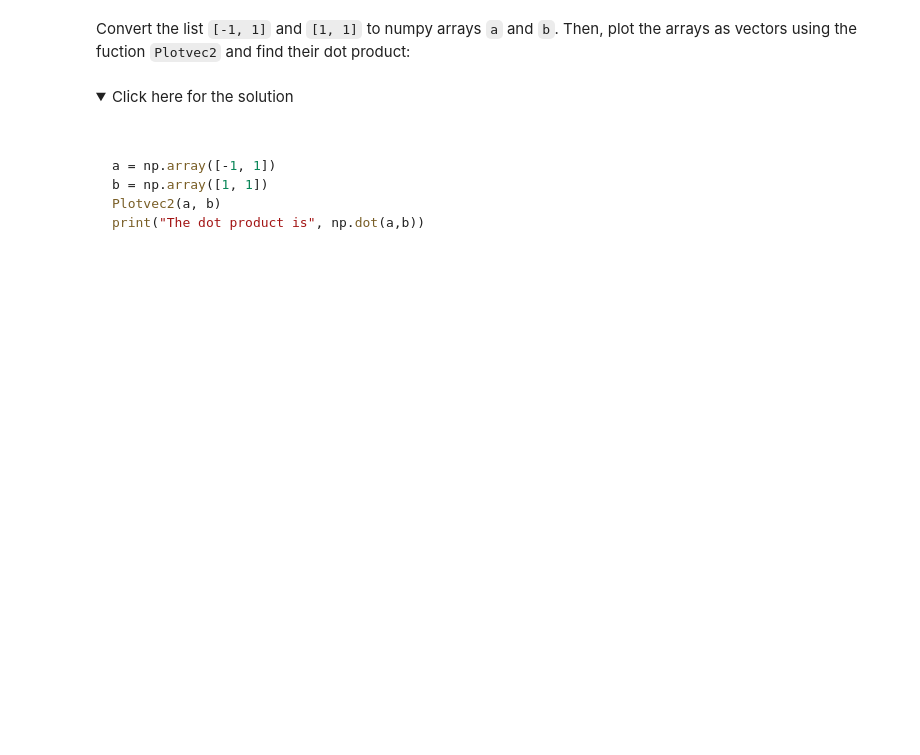
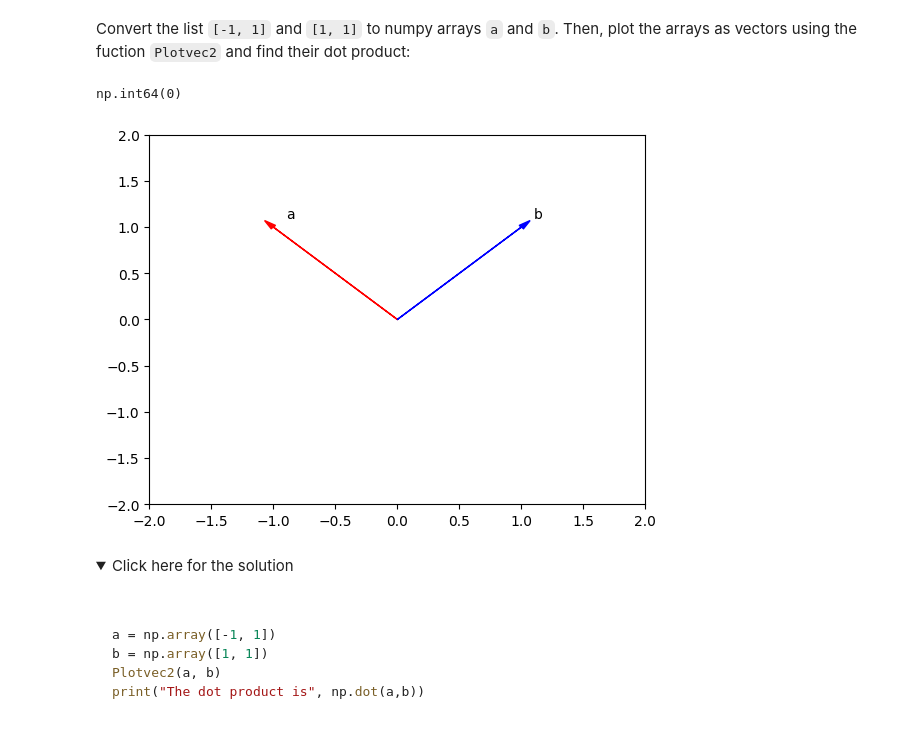
Before and after one commit to KeldenGhalay/Week7_Assignment_KG, a Jupyter notebook: Numpy_1D.ipynb, the cells around one changed output. Cells and saved outputs as stored; diff of their text form; code cells hidden in the pictures; folded sections open; blank space fills up the shorter version.

```diff
--- a/Numpy_1D.ipynb
+++ b/Numpy_1D.ipynb
@@ -812,3 +851,5 @@ plt.plot(x, y)
  Make a numpy array within [5, 4] and 6 elements
 # %%
 # Enter your code here
+a = np.linspace(5, 4, num = 6)
+a
@@ -919,6 +977,15 @@ def Plotvec2(a,b):
 Convert the list <code>\[-1, 1]</code> and <code>\[1, 1]</code> to numpy arrays <code>a</code> and <code>b</code>. Then, plot the arrays as vectors using the fuction <code>Plotvec2</code> and find their dot product:
 # %%
 # Write your code below and press Shift+Enter to execute
+a = np.array([-1, 1])
+b = np.array([1, 1])
+c = np.dot(a, b)
+
+Plotvec2(a,b)
+c
+# %% [output]
+np.int64(0)
+[figure, added]
 # %% [markdown]
 <details><summary>Click here for the solution</summary>
 
```
Also changed, not shown: parts of 25 cells of this notebook.
